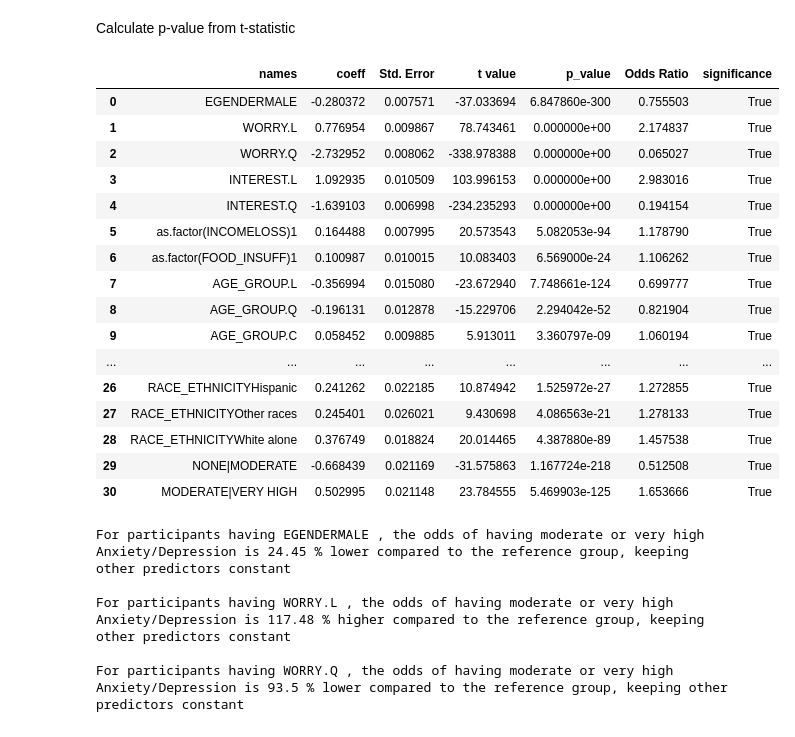
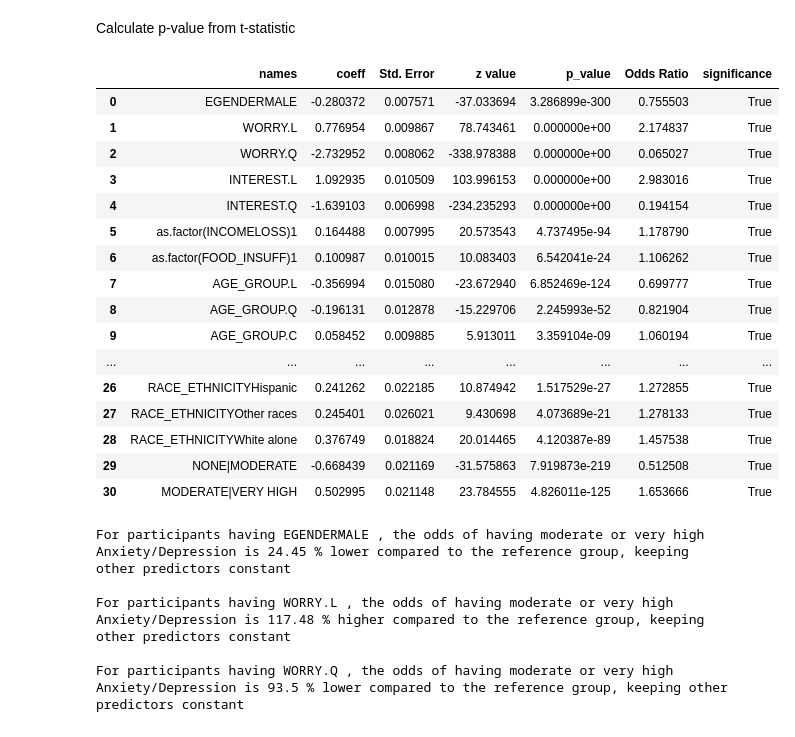
Before and after one commit to lakshmi2688/COVID_Impact_on_US_Households, a Jupyter notebook: src/analysis.ipynb, the cells around one changed output. Saved outputs shown, nothing was run; the diff lists cells and outputs as text; code cells hidden in the pictures.

```diff
--- a/src/analysis.ipynb
+++ b/src/analysis.ipynb
@@ -125,7 +126,7 @@ from rpy2.robjects.conversion import localconverter
 # %% [markdown]
 <p>Read the clean data csv file which is the output of data_cleaning.ipynb into a pandas dataframe df1</p>
 # %%
-df1 = pd.read_csv('C:/Users/Lakshmi/Desktop/UW DataScience application/Data 512/covid_clean_data.csv', sep=',', header=0)
+df1 = pd.read_csv('clean_data/covid_clean_data.csv', sep=',', header=0)
 # %% [markdown]
 <ul><strong>The below chunk of code does the following</strong>
     <li>Convert categorical variables that have natural ordering associated with it into ordinal variables</li>
@@ -457,0 +443,21 @@ The odds of INCOMELOSS are higher by about 10.76 % for C(RACE_ETHNICITY, Treatme
+# %%
+pd.set_option('display.max_colwidth', None)
+
+for var in vars:
+    formula = var + " ~ C(EGENDER, Treatment(reference='FEMALE')) + C(RACE_ETHNICITY, Treatment(reference='White alone'))"
+    model = smf.glm(formula = formula, data=df1, family=sm.families.Binomial())
+    result = model.fit()
+    df = pd.concat([pd.DataFrame(result.params), pd.DataFrame(result.pvalues)], axis=1, join="inner",ignore_index=True)
+    df.columns = ['coef','p-values']
+    df.reset_index(drop=True)
+    df.reset_index(level=0, inplace=True)
+    df.columns=['predictors', 'coef','p-values']
+    predictions = result.predict()
+
+    print()
+    print("**************Response variable = ",var, "************** : ")
+    print(df)
+    print("******************************************************* : ")
+    print("Pseudo R^2 scores: ",r2_score(df1[var], predictions))
+    print()
+    estimates_interpret(df,var,"binom")
@@ -781,40 +770,40 @@ with localconverter(ro.default_converter + pandas2ri.converter):
 # %% [markdown]
 Construct pandas dataframe from 2D array
 # %%
-df = pd.DataFrame(coeff_pd, columns =['coeff', 'Std. Error','t value'])
+df = pd.DataFrame(coeff_pd, columns =['coeff', 'Std. Error','z value'])
 # %%
 df['names'] = coeff.names[0]
 # %% [markdown]
 Reorder columns in pandas dataframe df
 # %%
-cols = ['names','coeff', 'Std. Error','t value']
+cols = ['names','coeff', 'Std. Error','z value']
 df = df[cols]
 # %% [markdown]
 Calculate p-value from t-statistic
 # %%
 n = len(df1)
-df['p_value'] = stats.t.sf(np.abs(df['t value']),n-1)*2
+df['p_value'] = stats.norm.sf(np.abs(df['z value']))*2
 df['Odds Ratio'] = np.exp(df['coeff'])
 df['significance'] = (df['p_value'] <= 0.05)
 df
 # %% [output]
-|  | names | coeff | Std. Error | t value | p_value | Odds Ratio | significance |
-| 0 | EGENDERMALE | -0.280372 | 0.007571 | -37.033694 | 6.847860e-300 | 0.755503 | True |
+|  | names | coeff | Std. Error | z value | p_value | Odds Ratio | significance |
+| 0 | EGENDERMALE | -0.280372 | 0.007571 | -37.033694 | 3.286899e-300 | 0.755503 | True |
 | 1 | WORRY.L | 0.776954 | 0.009867 | 78.743461 | 0.000000e+00 | 2.174837 | True |
 | 2 | WORRY.Q | -2.732952 | 0.008062 | -338.978388 | 0.000000e+00 | 0.065027 | True |
 | 3 | INTEREST.L | 1.092935 | 0.010509 | 103.996153 | 0.000000e+00 | 2.983016 | True |
 | 4 | INTEREST.Q | -1.639103 | 0.006998 | -234.235293 | 0.000000e+00 | 0.194154 | True |
-| 5 | as.factor(INCOMELOSS)1 | 0.164488 | 0.007995 | 20.573543 | 5.082053e-94 | 1.178790 | True |
-| 6 | as.factor(FOOD_INSUFF)1 | 0.100987 | 0.010015 | 10.083403 | 6.569000e-24 | 1.106262 | True |
-| 7 | AGE_GROUP.L | -0.356994 | 0.015080 | -23.672940 | 7.748661e-124 | 0.699777 | True |
-| 8 | AGE_GROUP.Q | -0.196131 | 0.012878 | -15.229706 | 2.294042e-52 | 0.821904 | True |
-| 9 | AGE_GROUP.C | 0.058452 | 0.009885 | 5.913011 | 3.360797e-09 | 1.060194 | True |
+| 5 | as.factor(INCOMELOSS)1 | 0.164488 | 0.007995 | 20.573543 | 4.737495e-94 | 1.178790 | True |
+| 6 | as.factor(FOOD_INSUFF)1 | 0.100987 | 0.010015 | 10.083403 | 6.542041e-24 | 1.106262 | True |
+| 7 | AGE_GROUP.L | -0.356994 | 0.015080 | -23.672940 | 6.852469e-124 | 0.699777 | True |
+| 8 | AGE_GROUP.Q | -0.196131 | 0.012878 | -15.229706 | 2.245993e-52 | 0.821904 | True |
+| 9 | AGE_GROUP.C | 0.058452 | 0.009885 | 5.913011 | 3.359104e-09 | 1.060194 | True |
 | ... | ... | ... | ... | ... | ... | ... | ... |
-| 26 | RACE_ETHNICITYHispanic | 0.241262 | 0.022185 | 10.874942 | 1.525972e-27 | 1.272855 | True |
-| 27 | RACE_ETHNICITYOther races | 0.245401 | 0.026021 | 9.430698 | 4.086563e-21 | 1.278133 | True |
-| 28 | RACE_ETHNICITYWhite alone | 0.376749 | 0.018824 | 20.014465 | 4.387880e-89 | 1.457538 | True |
-| 29 | NONE|MODERATE | -0.668439 | 0.021169 | -31.575863 | 1.167724e-218 | 0.512508 | True |
-| 30 | MODERATE|VERY HIGH | 0.502995 | 0.021148 | 23.784555 | 5.469903e-125 | 1.653666 | True |
+| 26 | RACE_ETHNICITYHispanic | 0.241262 | 0.022185 | 10.874942 | 1.517529e-27 | 1.272855 | True |
+| 27 | RACE_ETHNICITYOther races | 0.245401 | 0.026021 | 9.430698 | 4.073689e-21 | 1.278133 | True |
+| 28 | RACE_ETHNICITYWhite alone | 0.376749 | 0.018824 | 20.014465 | 4.120387e-89 | 1.457538 | True |
+| 29 | NONE|MODERATE | -0.668439 | 0.021169 | -31.575863 | 7.919873e-219 | 0.512508 | True |
+| 30 | MODERATE|VERY HIGH | 0.502995 | 0.021148 | 23.784555 | 4.826011e-125 | 1.653666 | True |
 # %%
 def estimate_ordcoef(df):
     for i in range(0,len(df.coeff)-2):
```
Also changed, not shown: parts of 21 cells of this notebook.
